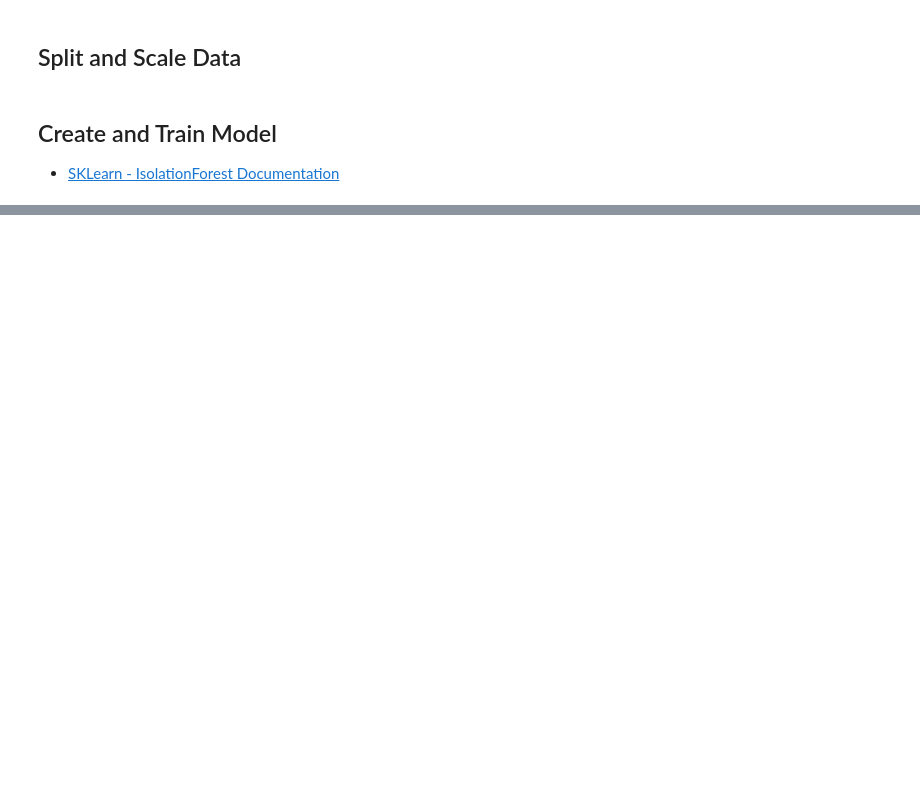
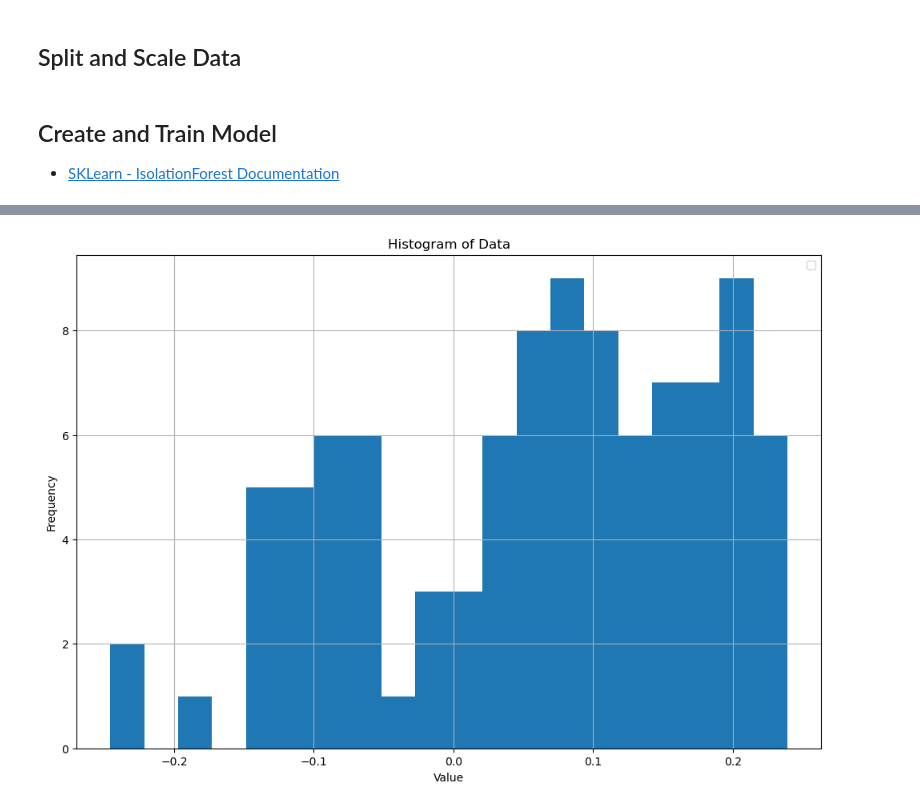
Before and after one commit to fresh-seaway/credit_card_fraud_project, a Jupyter notebook: notebooks/4_isolation_forest.ipynb, the cells around one changed output, grey strips where cells are left out. Drawn from its saved outputs; the diff is of its cells as text; code cells hidden in the pictures; blank space fills up the shorter version.

```diff
--- a/notebooks/4_isolation_forest.ipynb
+++ b/notebooks/4_isolation_forest.ipynb
@@ -17,11 +19,9 @@ from sklearn.model_selection import train_test_split
 
 df = pd.read_csv("../creditcard.csv")
 
-target_feature = "Class"
-input_features = list(df.columns)
-input_features.remove(target_feature)
-
 df_sampled, _ = train_test_split(df,
-                                test_size = 0.3,
+                                test_size = 0.5,
                                 stratify = df['Class'],
                                 random_state = 42)
+
+print(df_sampled.shape)
@@ -80,3 +318,42 @@ df_test.shape
+# %%
+import numpy as np
+
+def plot_pred_score_distribution(test_df):
+
+    plt.figure(figsize=(12, 8))
+
+    plt.hist(test_df[test_df["y_true"] == 1]["y_pred_scores"],
+             bins = 20)
+
+    # # Calculate max FN value
+    # max_fn = test_df[test_df["prediction_class"] == "FN"]["y_pred_scores"].max()
+
+    # chopped_df = test_df[test_df["y_pred_score"] <= max_fn]
+
+    # # Get unique prediction classes (excluding "TN") and create color map
+    # prediction_classes = test_df["prediction_class"].unique()
+    # colors = plt.cm.get_cmap('viridis', len(prediction_classes))
+
+    # for i, class_name in enumerate(prediction_classes):
+    #     class_data = test_df[test_df["prediction_class"] == class_name]["y_pred_scores"]
+
+    #     # Condition for TP values
+    #     if class_name == "TP":
+    #         class_data = class_data[class_data <= max_fn] #Keep TP values less than max FN
+
+    #     plt.hist(class_data, bins=10, alpha=0.7, label=class_name, color=colors(i))  # Add label and color
+
+    plt.title("Histogram of Data")
+    plt.xlabel("Value")
+    plt.ylabel("Frequency")
+    plt.grid(True)
+    plt.legend()  # Show the legend
+    plt.show()
+
+
+plot_pred_score_distribution(test_df)
+# %% [output]
+[figure, added]
 # %%
 # Display the outliers
 from sklearn.preprocessing import StandardScaler
```
Also changed, not shown: parts of 24 cells of this notebook, 3 other files.
